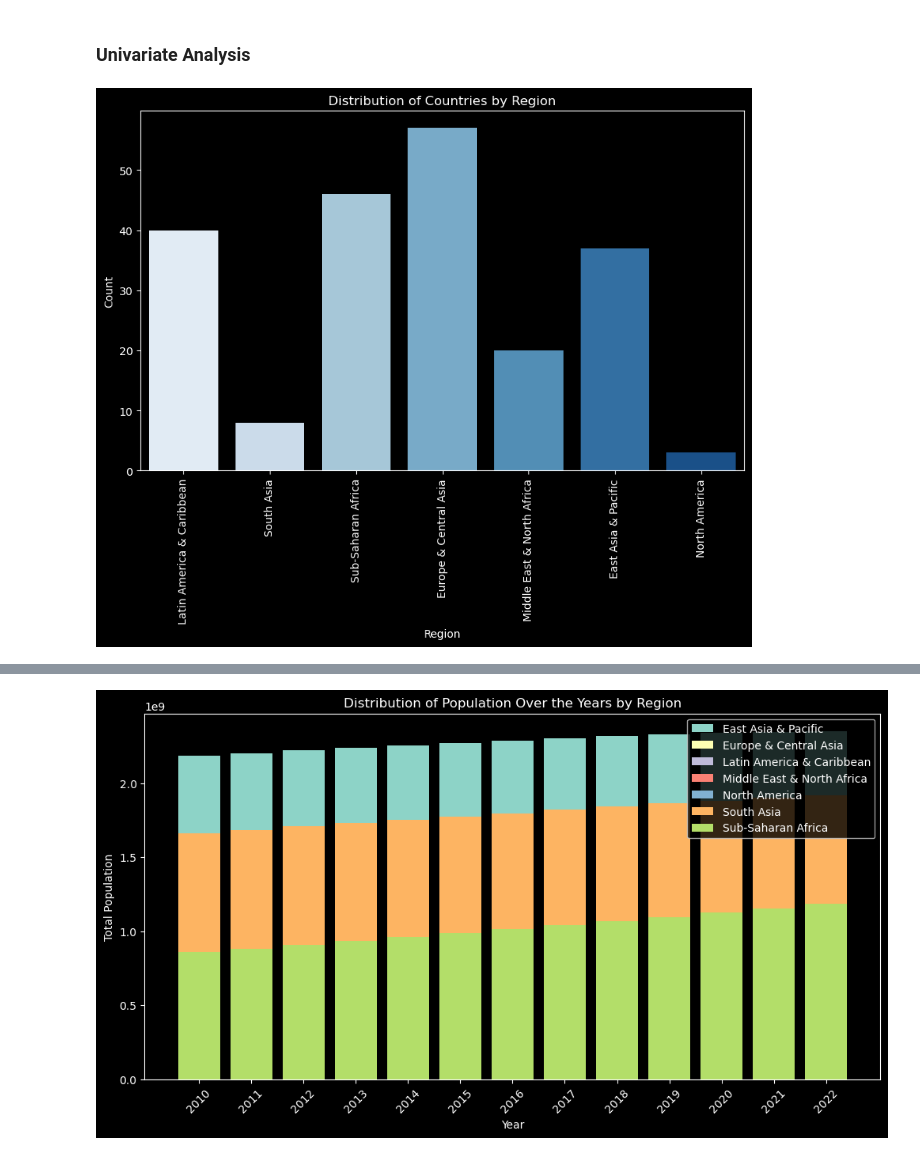
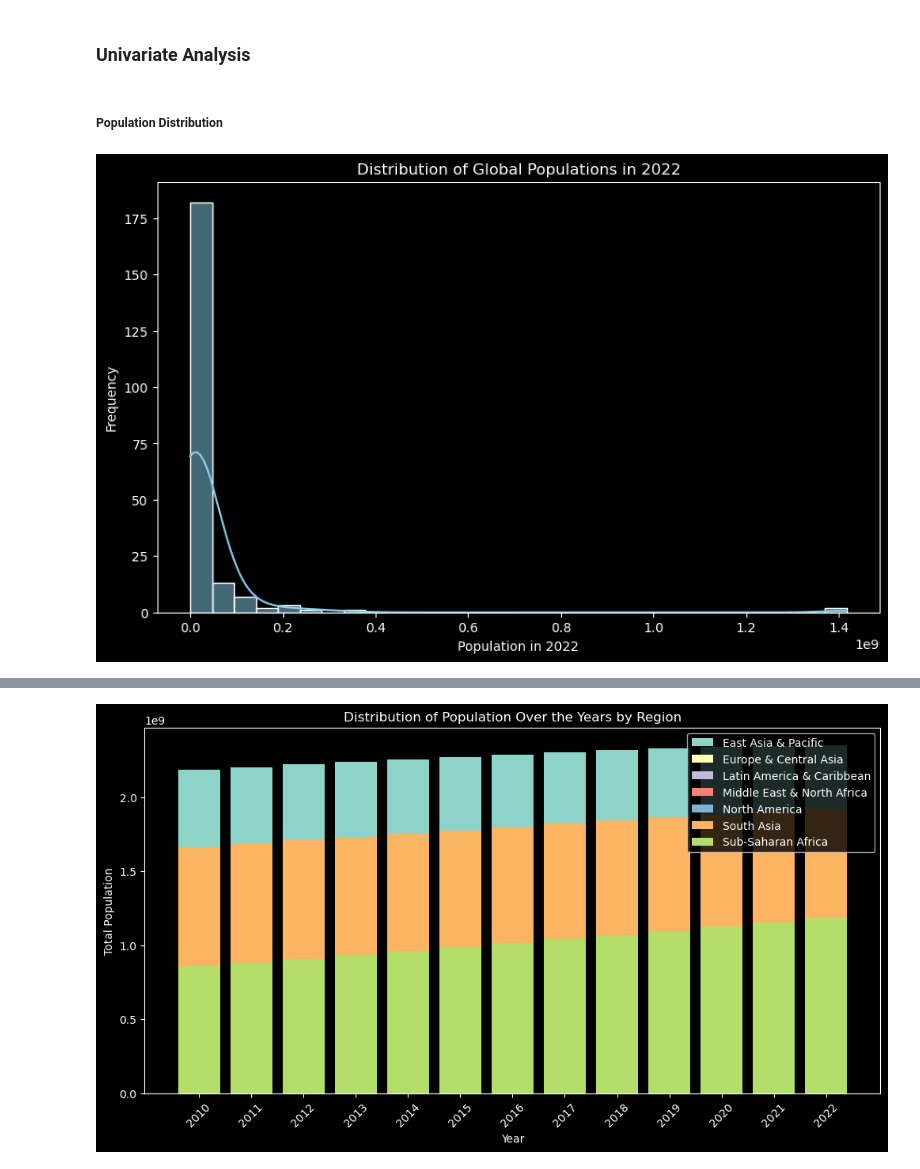
Before and after one commit to marwa9975/Analyzing_Global_Population_Trends, a Jupyter notebook: notebook.ipynb, the cells around one changed output, grey strips where cells are left out. Cells and saved outputs as stored; diff of their text form; code cells hidden in the pictures.

```diff
--- a/notebook.ipynb
+++ b/notebook.ipynb
@@ -299,19 +302,17 @@ Categorical_column
 # %% [markdown]
 ### Univariate Analysis
+# %% [markdown]
+##### Population Distribution
 # %%
+# Histogram of Population (2022)
 # Set the style to dark_background
 plt.style.use("dark_background")
-
-# Create a custom palette with shades of blue
-custom_palette = sns.color_palette("Blues", n_colors=len(merged_data['Region'].unique()))
-
-# Create a bar chart of regions
+# Create a histogram of global populations in 2022
 plt.figure(figsize=(10, 6))
-sns.countplot(data=merged_data, x='Region', palette=custom_palette)
-plt.xticks(rotation=90)
-plt.xlabel('Region')
-plt.ylabel('Count')
-plt.title('Distribution of Countries by Region')
+sns.histplot(data=merged_data, x='2022', bins=30, kde=True, color='skyblue')
+plt.xlabel('Population in 2022')
+plt.ylabel('Frequency')
+plt.title('Distribution of Global Populations in 2022')
 plt.show()
 # %% [output]
-[figure, old version]
+[figure, new version]
```
Also changed, not shown: parts of 31 cells of this notebook.
